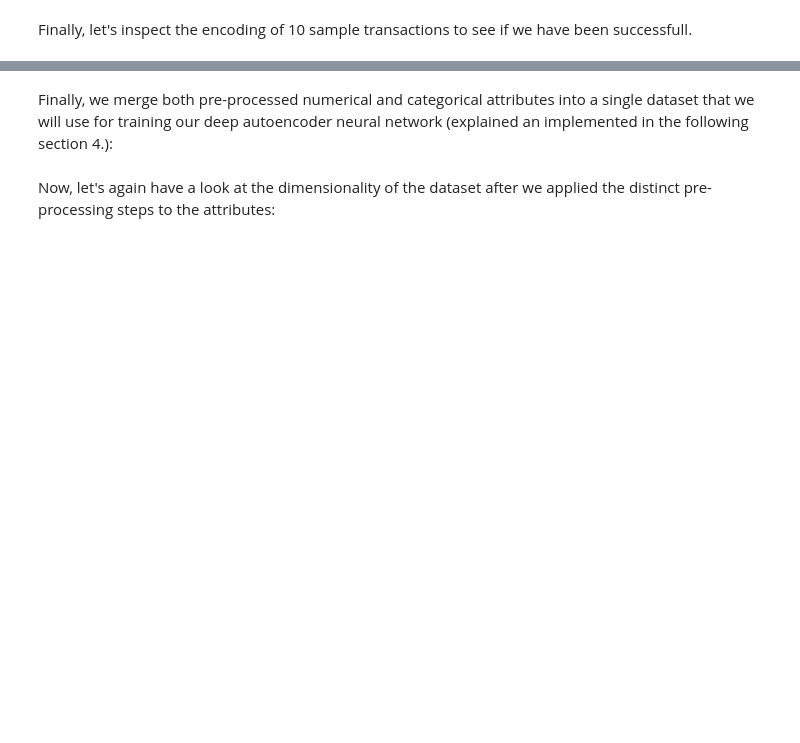
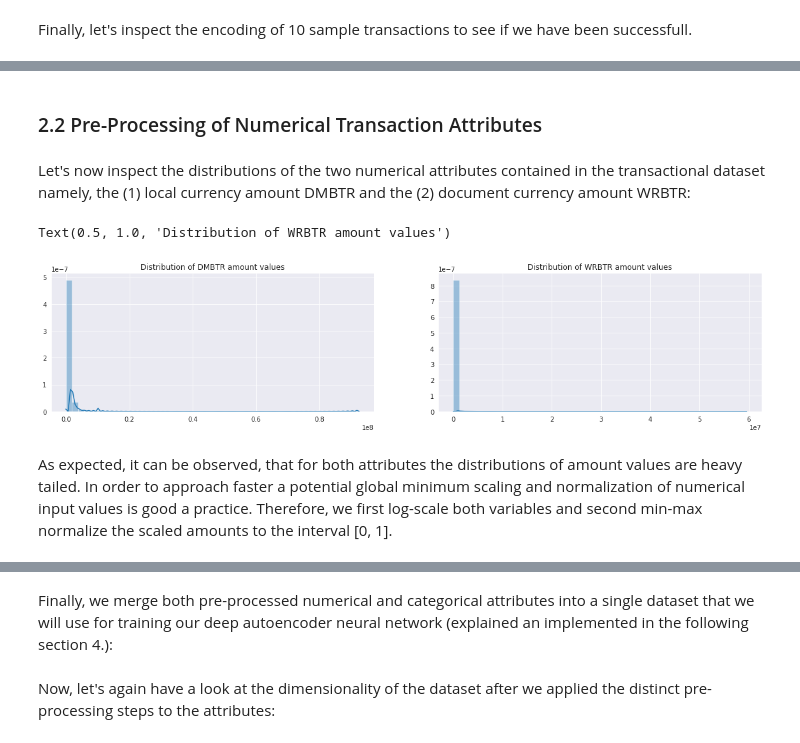
Before and after one commit to GitiHubi/deepAD, a Jupyter notebook: Ad_Autoencoder.ipynb, the cells around one changed output, grey strips where cells are left out. Saved outputs shown, nothing was run; the diff lists cells and outputs as text; code cells hidden in the pictures; blank space fills up the shorter version.

Commit message:
first version of AAE

```diff
--- a/Ad_Autoencoder.ipynb
+++ b/Ad_Autoencoder.ipynb
@@ -165,0 +190,21 @@ ori_dataset_categ_transformed.head(10)
+# %% [markdown]
+### 2.2 Pre-Processing of Numerical Transaction Attributes
+# %% [markdown]
+Let's now inspect the distributions of the two numerical attributes contained in the transactional dataset namely, the (1) local currency amount DMBTR and the (2) document currency amount WRBTR:
+# %%
+# plot the log-scaled "DMBTR" as well as the "WRBTR" attribute value distribution
+fig, ax = plt.subplots(1,2)
+fig.set_figwidth(20)
+
+# plot distribution of the local amount attribute
+g = sns.distplot(ori_dataset['DMBTR'].tolist(), ax=ax[0])
+g.set_title('Distribution of DMBTR amount values')
+
+# plot distribution of the document amount attribute
+g = sns.distplot(ori_dataset['WRBTR'].tolist(), ax=ax[1])
+g.set_title('Distribution of WRBTR amount values')
+# %% [output]
+Text(0.5, 1.0, 'Distribution of WRBTR amount values')
+[figure, added]
+# %% [markdown]
+As expected, it can be observed, that for both attributes the distributions of amount values are heavy tailed. In order to approach faster a potential global minimum scaling and normalization of numerical input values is good a practice. Therefore, we first log-scale both variables and second min-max normalize the scaled amounts to the interval [0, 1].
```
Also changed, not shown: parts of 116 cells of this notebook, 2 other files.
